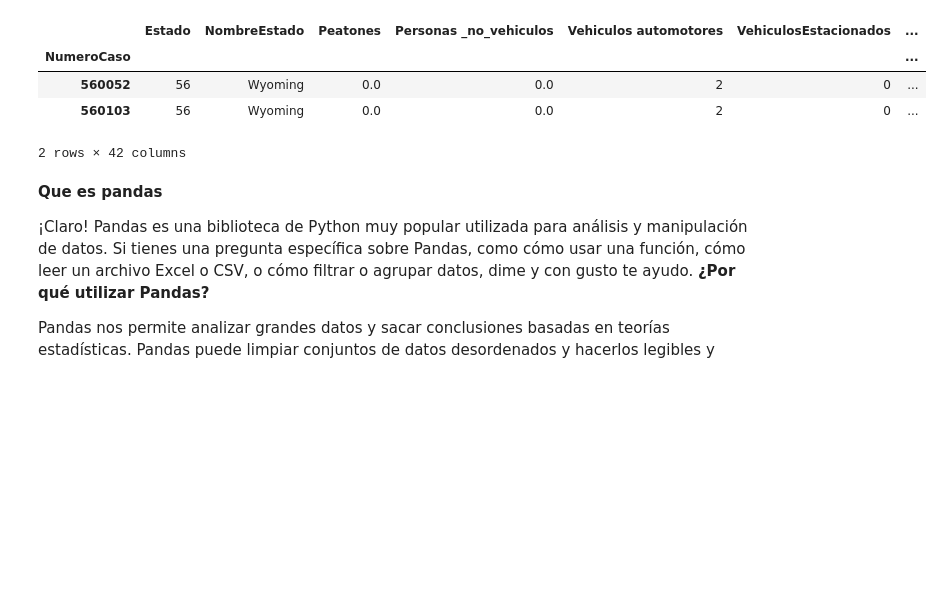
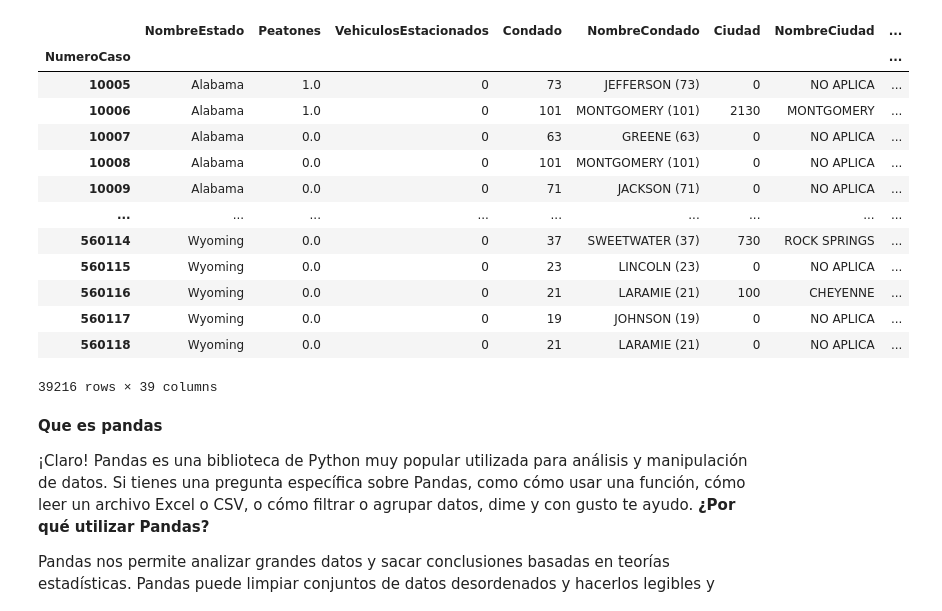
Before and after one commit to mateo469/curso_python_2025_2026, a Jupyter notebook: Pandas/panda.ipynb, the cells around one changed output. Drawn from its saved outputs; the diff is of its cells as text; code cells hidden in the pictures; blank space fills up the shorter version.

```diff
--- a/Pandas/panda.ipynb
+++ b/Pandas/panda.ipynb
@@ -1,18 +1,28 @@
 # %%
 #Importar la libreria de pandas
 import pandas as pd
 import os
 os.chdir(r'C:\Users\monti.UNITY12\OneDrive\Documentos\Curso Python 2026')
 df = pd.read_csv('accidentes.csv', index_col='NumeroCaso')
-Limpiado = df.dropna()
-Limpiado
-Limpiado.groupby('NombreCiudad').get_group('CODY')#Filtrar datos por grupos de una columna
+df.dropna(inplace=True)
+#Eliminar columnas
+eliminado = df.drop(columns=['Estado', 'Personas _no_vehiculos', 'Vehiculos automotores'])
+eliminado
 # %% [output]
-|  | Estado | NombreEstado | Peatones | Personas _no_vehiculos | Vehiculos automotores | VehiculosEstacionados | ... |
-| NumeroCaso |  |  |  |  |  |  | ... |
-| 560052 | 56 | Wyoming | 0.0 | 0.0 | 2 | 0 | ... |
-| 560103 | 56 | Wyoming | 0.0 | 0.0 | 2 | 0 | ... |
+|  | NombreEstado | Peatones | VehiculosEstacionados | Condado | NombreCondado | Ciudad | NombreCiudad | ... |
+| NumeroCaso |  |  |  |  |  |  |  | ... |
+| 10005 | Alabama | 1.0 | 0 | 73 | JEFFERSON (73) | 0 | NO APLICA | ... |
+| 10006 | Alabama | 1.0 | 0 | 101 | MONTGOMERY (101) | 2130 | MONTGOMERY | ... |
+| 10007 | Alabama | 0.0 | 0 | 63 | GREENE (63) | 0 | NO APLICA | ... |
+| 10008 | Alabama | 0.0 | 0 | 101 | MONTGOMERY (101) | 0 | NO APLICA | ... |
+| 10009 | Alabama | 0.0 | 0 | 71 | JACKSON (71) | 0 | NO APLICA | ... |
+| ... | ... | ... | ... | ... | ... | ... | ... | ... |
+| 560114 | Wyoming | 0.0 | 0 | 37 | SWEETWATER (37) | 730 | ROCK SPRINGS | ... |
+| 560115 | Wyoming | 0.0 | 0 | 23 | LINCOLN (23) | 0 | NO APLICA | ... |
+| 560116 | Wyoming | 0.0 | 0 | 21 | LARAMIE (21) | 100 | CHEYENNE | ... |
+| 560117 | Wyoming | 0.0 | 0 | 19 | JOHNSON (19) | 0 | NO APLICA | ... |
+| 560118 | Wyoming | 0.0 | 0 | 21 | LARAMIE (21) | 0 | NO APLICA | ... |
-2 rows × 42 columns
+39216 rows × 39 columns
 # %% [markdown]
 **Que es pandas**
 
```
Also changed, not shown: parts of 1 cell of this notebook, 22 other files.
